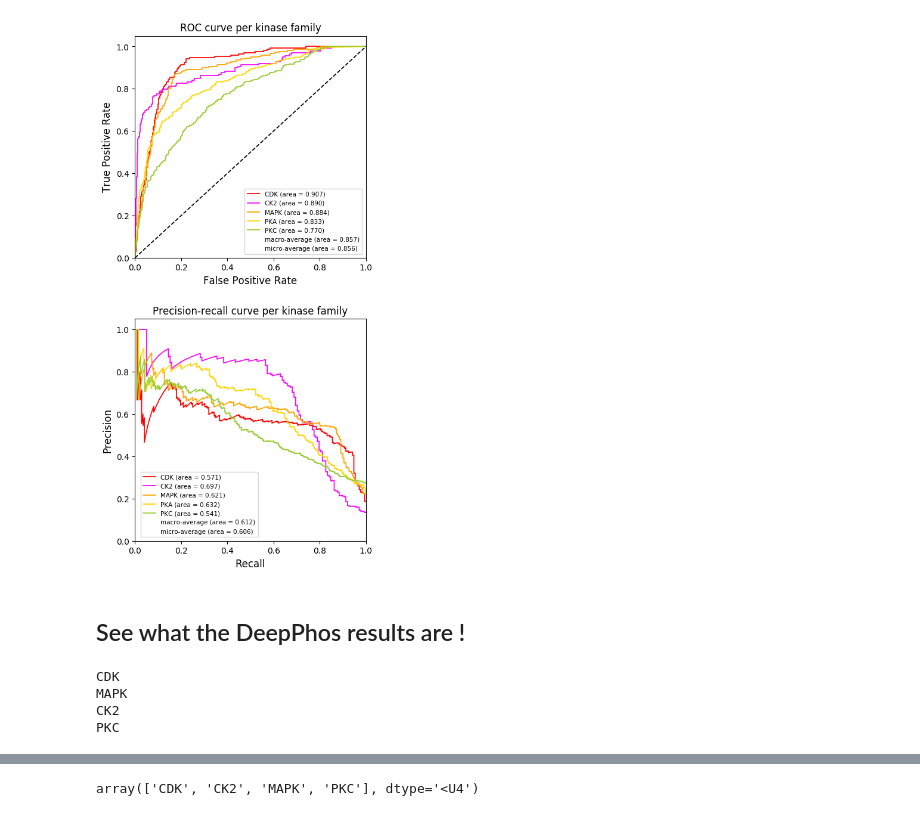
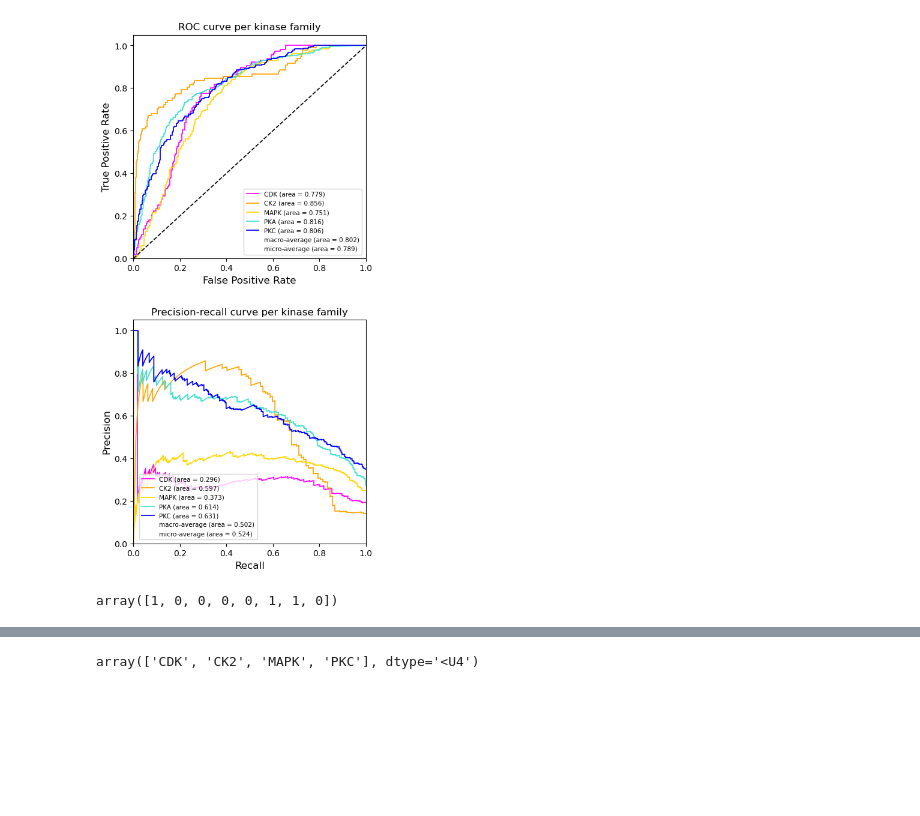
Before and after one commit to katfish666/EMBER_revised, a Jupyter notebook: 07-competitor_eval.ipynb, the cells around one changed output, grey strips where cells are left out. Saved outputs shown, nothing was run; the diff lists cells and outputs as text; code cells hidden in the pictures; blank space fills up the shorter version.

```diff
--- a/07-competitor_eval.ipynb
+++ b/07-competitor_eval.ipynb
@@ -11,3 +11,5 @@ ImportError: cannot import name 'SeqIO' from 'Bio' (unknown location)
 # %%
-test_motifxFamMatrix = np.genfromtxt('data_dev/test_motifxFamMatrix_unfiltered.csv',delimiter=',',dtype=int)
+test_motifxFamMatrix = np.genfromtxt('data_dev/new_test_motifxFamMatrix.csv',delimiter=',',dtype=int)
 fams = np.genfromtxt('data_dev/fams.csv',dtype='U')
+
+print(fams)
@@ -95 +103,12 @@ NameError: name 'y_test' is not defined
+# %%
+which = 'musite'
+
+if which=='deepphos':
+    fams = fams_deepphos
+    y_test = y_test_deepphos
+    y_score = y_score_deepphos
+elif which=='musite':
+    fams = fams_musite
+    y_test = y_test_musite
+    y_score = y_score_musite
 # %%
@@ -119,6 +161,14 @@ roc_auc["macro"] = auc(fpr["macro"], tpr["macro"])
 # %%
-from itertools import cycle
 import matplotlib.pyplot as plt
+
+fam_to_col = {'AKT': 'red',
+ 'CDK': 'magenta',
+ 'CK2': 'orange',
+ 'MAPK': 'gold',
+ 'PIKK': 'yellowgreen',
+ 'PKA': 'turquoise',
+ 'PKC': 'blue',
+ 'SRC': 'purple'}
 
 plt.style.use('default')
 fig, (ax1, ax2) = plt.subplots(2,figsize=(5,11))
@@ -128,7 +178,6 @@ lw = 1.25
 ###################  AUROC #################################
 ############################################################
 
-colors = cycle(['red','magenta','orange', 'gold','yellowgreen','turquoise', 'blue', 'purple'])
 lines = []
 labels = []
 
@@ -139,13 +188,13 @@ l, = ax1.plot(0,0,color='white')
 lines.append(l)
 labels.append('macro-average (area = {0:0.3f})'.format(roc_auc["macro"]))
 
-for i, color in zip( range( len(fams) ), colors):
+for i,fam in enumerate(fams):
     fclass = fams[i]
     if fclass=='AKT':
         fclass = 'Akt'
     if fclass=='SRC':
         fclass = 'Src'
-    l, = ax1.plot(fpr[i], tpr[i], color=color, lw=lw,
+    l, = ax1.plot(fpr[i], tpr[i], color=fam_to_col[fam], lw=lw,
              label='{0} (area = {1:0.3f})'.format(fclass, roc_auc[i]))
     labels.append('{0} (area = {1:0.3f})'.format(fclass, roc_auc[i]))
     lines.append(l)
@@ -166,41 +215,38 @@ ax1.legend(lines, labels, loc=(0.475, .0175), fontsize=7.5)  # (1.05, .0)
 ###############  PRECISION-RECALL ##########################
 ############################################################
 
-colors = cycle(['red','magenta','orange', 'gold','yellowgreen','turquoise', 'blue', 'purple'])
 lines = []
 labels = []
 
 l, = ax2.plot(0,0,color='white')
 lines.append(l)
 labels.append('micro-average (area = {0:0.3f})'.format(average_precision["micro"]))
 l, = ax2.plot(0,0,color='white')
 lines.append(l)
 labels.append('macro-average (area = {0:0.3f})'.format(average_precision["macro"]))
 
-for i, color in zip(range( len(fams) ), colors):
-    l, = ax2.plot(recall[i], precision[i], color=color, lw=lw)
+for i,fam in enumerate(fams):
+    l, = ax2.plot(recall[i], precision[i], color=fam_to_col[fam], lw=lw)
     lines.append(l)
     fclass = fams[i]
     if fclass=='AKT':
         fclass = 'Akt'
     if fclass=='SRC':
         fclass = 'Src'
     labels.append('{0} (area = {1:0.3f})'.format(fclass, average_precision[i]))
 
 ax2.set_xlim([0.0, 1.0])
 ax2.set_ylim([0.0, 1.05])
 ax2.tick_params(axis="x", labelsize=10)
 ax2.tick_params(axis="y", labelsize=10)
 ax2.set_xlabel('Recall',fontsize=12)
 ax2.set_ylabel('Precision',fontsize=12)
 ax2.set_title('Precision-recall curve per kinase family',fontsize=12)
 
 labels, lines = zip(*sorted(zip(labels, lines), key=lambda t: t[0], reverse=False))
 ax2.legend(lines, labels, loc=(0.025, .0175), fontsize=7.5) # (1.05, .0)
 
-plt.savefig("FIGS_comparisons/musiteDeep_roc_prc", bbox_inches='tight')
+plt.savefig("FIGS_comparisons/%s_roc-prc_FINAL" % which, bbox_inches='tight')
 plt.show()
 # %% [output]
-[figure, old version]
+[figure, new version]
-# %% [markdown]
-## See what the DeepPhos results are !
@@ -220,24 +253,4 @@ y_score = np.zeros((y_test.shape[0],y_test.shape[1]),dtype=float)
-# %%
-import os
-
-directory = "deepPhos_results__for_nerds/T/"
-for fam_file in os.listdir(directory):
-
-    fam = fam_file [ fam_file.rfind('y_')+2 : fam_file.find('pred') ]
-    print(fam)
-    f_idx = np.where(fams==fam)[0][0]
-
-    ofile = open(os.path.join(directory, fam_file))
-    lines = ofile.readlines()
-
-    for line in lines:
-        line = [x.strip() for x in line.split()]
-        m_idx = line[0].replace("\"","")
-        m_idx = int(m_idx)
-        score = line[2].replace("\"","")
-        y_score[m_idx][f_idx] = float(score)
-# %% [output]
-CDK
-MAPK
-CK2
-PKC
+# %%
+test_motifxFamMatrix[0]
+# %% [output]
+array([1, 0, 0, 0, 0, 1, 1, 0])
```
Also changed, not shown: parts of 19 cells of this notebook, 2 other files.
